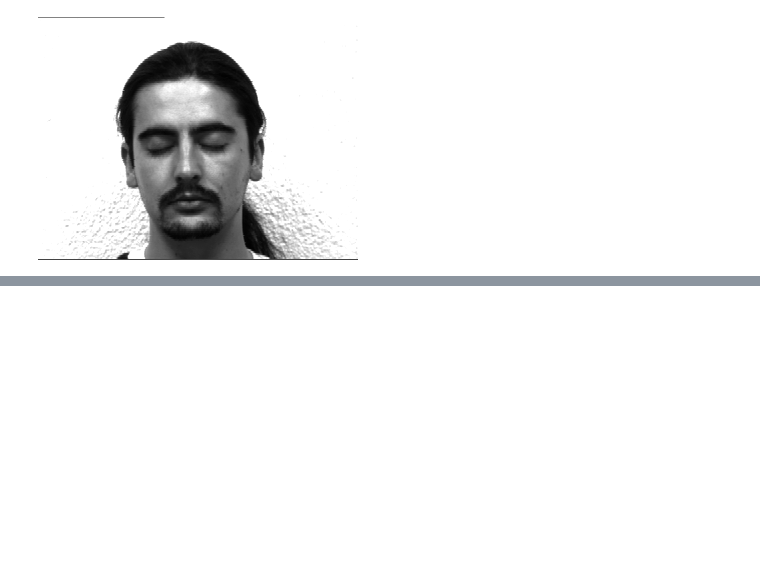
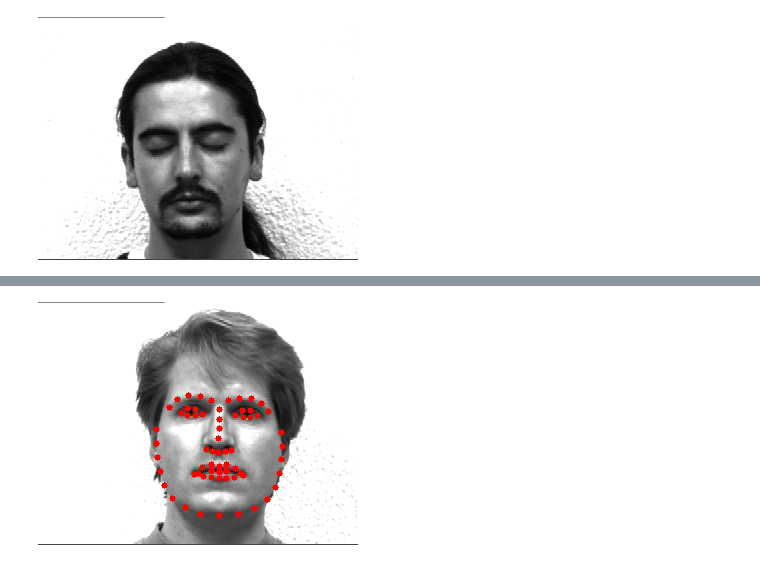
Before and after one commit to choslo/face_recognition, a Jupyter notebook: Face_Recognition.ipynb, the cells around one changed output, grey strips where cells are left out. Drawn from its saved outputs; the diff is of its cells as text; code cells hidden in the pictures; blank space fills up the shorter version.

```diff
--- a/Face_Recognition.ipynb
+++ b/Face_Recognition.ipynb
@@ -99,0 +139,9 @@ Successfully created the directory subject15
+# %%
+for i in range(1, 16):
+    if i < 10:
+        nb_subj = '0' + str(i)
+    else:
+        nb_subj = str(i)
+    path_dir = 'subject' + nb_subj
+    files = os.listdir(collection + '/' + path_dir)
+    print('For the subject ' + str(i) + ' there are ' + str(len(files)) + ' pictures')
@@ -204,0 +235,26 @@ numpy.ndarray
+# %%
+PREDICTOR_PATH = "/Users/nbettache/Desktop/face_recognition/shape_predictor_68_face_landmarks.dat"
+CASCADE_PATH = "/Users/nbettache/Desktop/face_recognition/haarcascade_frontalface_default.xml"
+
+LEFT_EYE_POS = (6, 6)
+EYES_SPACE = 18
+FACE_HEIGHT = 32
+EYE_MOUTH = 16
+HEIGHT = 30
+WIDTH = 30
+
+IMREF_PATH = "/Users/nbettache/Desktop/face_recognition/data/yalefaces/subject03/subject03_noglasses.png"
+DATABASE_PATH = "/Users/nbettache/Desktop/face_recognition/data/yalefaces"
+VERBOSE = False
+LABELS = ["01", "02", "03", "04", "05", "06", "07", "08", "09", "10", "11", "12", "13", "14", "15"]
+
+TRAINING_FACES = 4
+TEST_FACES = 3
+DIM_REDUCTION = False
+NB_DIM = 15
+
+NB_ITER = 2
+PARAM_C = 8.0
+PARAM_TAU = 0.8
+LAMBDA = 0.001
+REG_METHOD = 'l1'
@@ -204,0 +851,4 @@ numpy.ndarray
+# %%
+get_landmarks_image(image_path, False, path + '/data/yalefaces/subject01/subject01_normal_landmarks.png')
+# %% [output]
+[figure, added]
```
Also changed, not shown: parts of 70 cells of this notebook, 4 other files.
